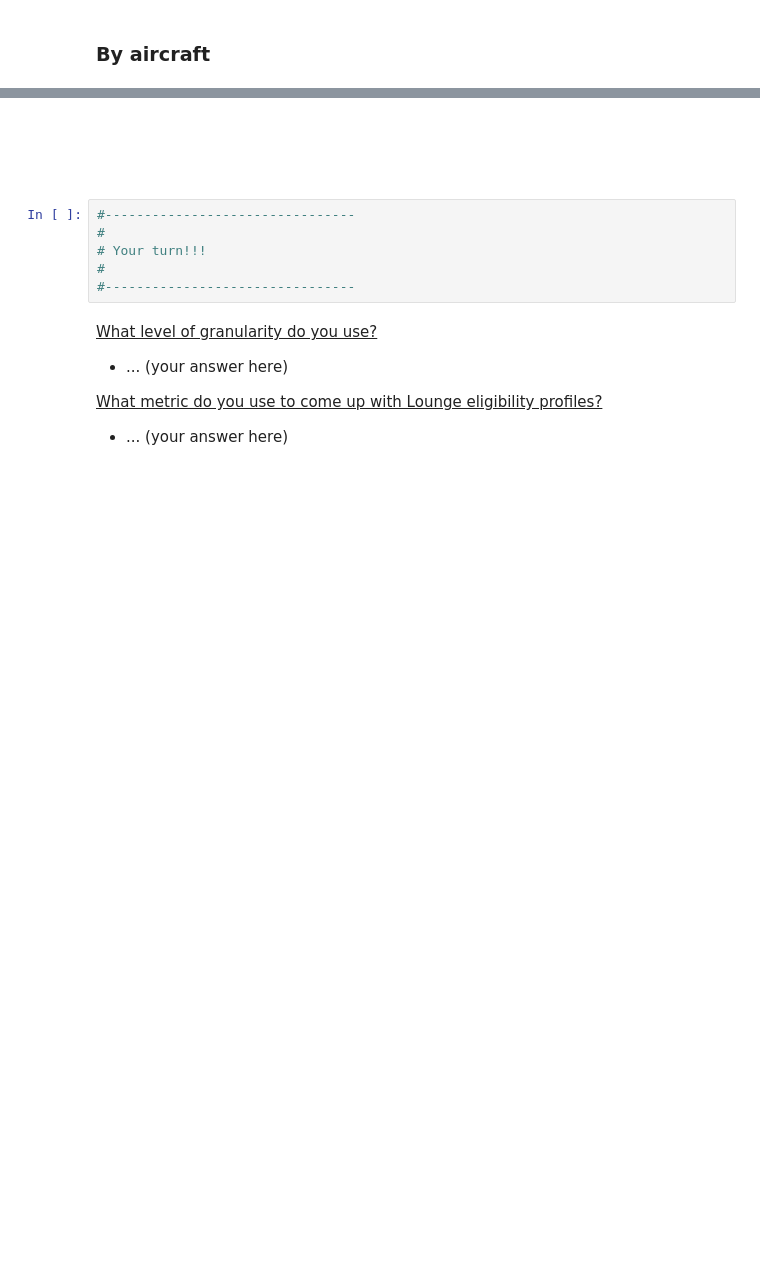
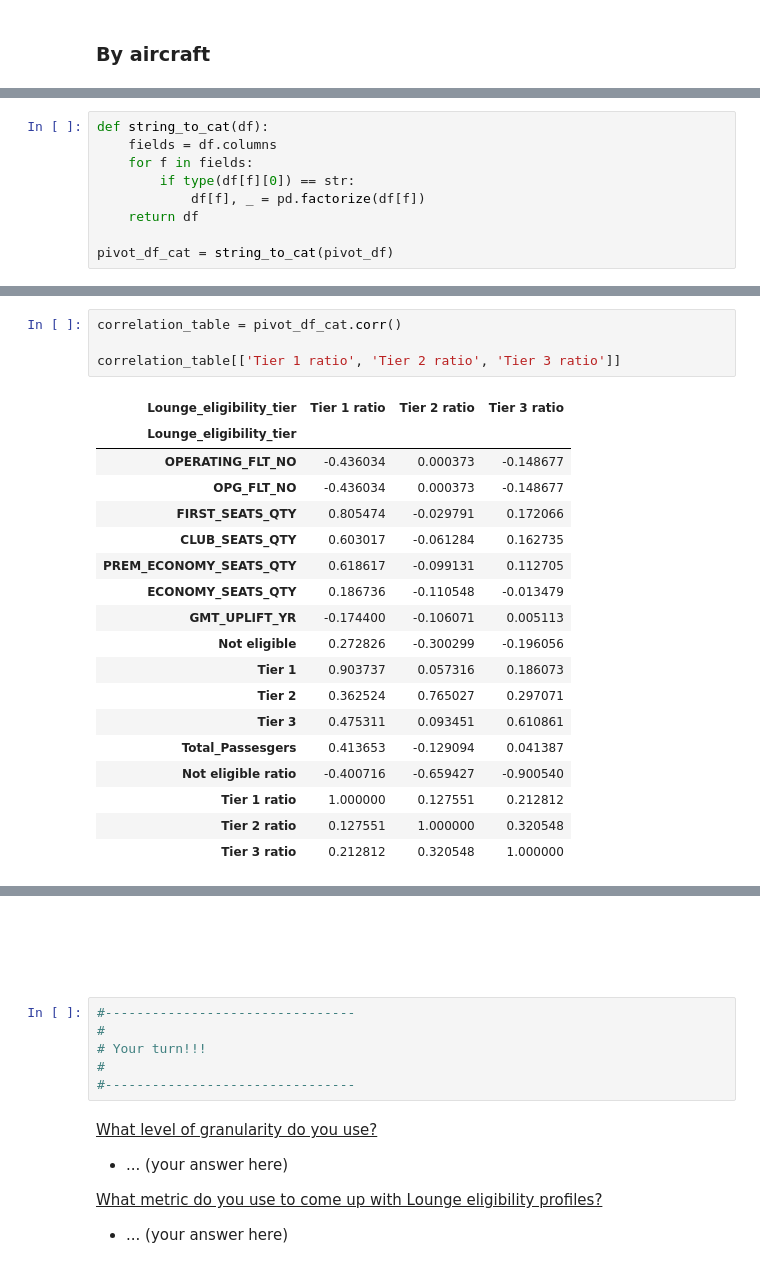
Before and after one commit to IanMaHKG-BA/Hackathon_Team_1, a Jupyter notebook: lounges_gold_standard_Ian.ipynb, the cells around one changed output, grey strips where cells are left out. Drawn from its saved outputs; the diff is of its cells as text; blank space fills up the shorter version.

Commit message:
Included correlation matrix at the bottom

```diff
--- a/lounges_gold_standard_Ian.ipynb
+++ b/lounges_gold_standard_Ian.ipynb
@@ -1251,0 +1268,9 @@ group_pivot_to_lookup(df_pivot_groupby_acft)
+# %%
+def string_to_cat(df):
+    fields = df.columns
+    for f in fields:
+        if type(df[f][0]) == str:
+            df[f], _ = pd.factorize(df[f])
+    return df
+
+pivot_df_cat = string_to_cat(pivot_df)
@@ -1251,0 +1359,23 @@ group_pivot_to_lookup(df_pivot_groupby_acft)
+# %%
+correlation_table = pivot_df_cat.corr()
+
+correlation_table[['Tier 1 ratio', 'Tier 2 ratio', 'Tier 3 ratio']]
+# %% [output]
+| Lounge_eligibility_tier | Tier 1 ratio | Tier 2 ratio | Tier 3 ratio |
+| Lounge_eligibility_tier |  |  |  |
+| OPERATING_FLT_NO | -0.436034 | 0.000373 | -0.148677 |
+| OPG_FLT_NO | -0.436034 | 0.000373 | -0.148677 |
+| FIRST_SEATS_QTY | 0.805474 | -0.029791 | 0.172066 |
+| CLUB_SEATS_QTY | 0.603017 | -0.061284 | 0.162735 |
+| PREM_ECONOMY_SEATS_QTY | 0.618617 | -0.099131 | 0.112705 |
+| ECONOMY_SEATS_QTY | 0.186736 | -0.110548 | -0.013479 |
+| GMT_UPLIFT_YR | -0.174400 | -0.106071 | 0.005113 |
+| Not eligible | 0.272826 | -0.300299 | -0.196056 |
+| Tier 1 | 0.903737 | 0.057316 | 0.186073 |
+| Tier 2 | 0.362524 | 0.765027 | 0.297071 |
+| Tier 3 | 0.475311 | 0.093451 | 0.610861 |
+| Total_Passesgers | 0.413653 | -0.129094 | 0.041387 |
+| Not eligible ratio | -0.400716 | -0.659427 | -0.900540 |
+| Tier 1 ratio | 1.000000 | 0.127551 | 0.212812 |
+| Tier 2 ratio | 0.127551 | 1.000000 | 0.320548 |
+| Tier 3 ratio | 0.212812 | 0.320548 | 1.000000 |
```
Also changed, not shown: parts of 9 cells of this notebook.
